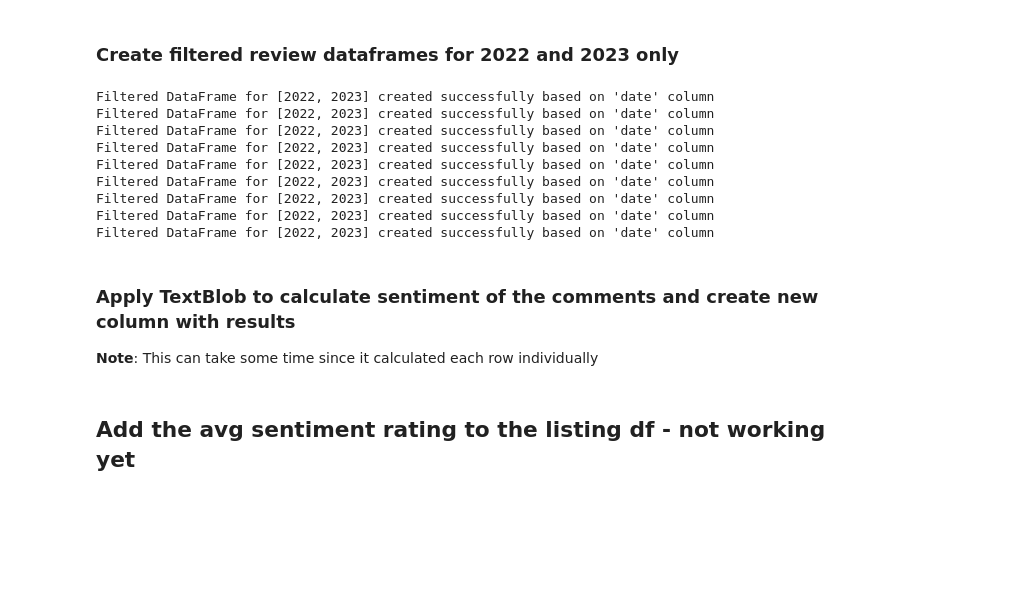
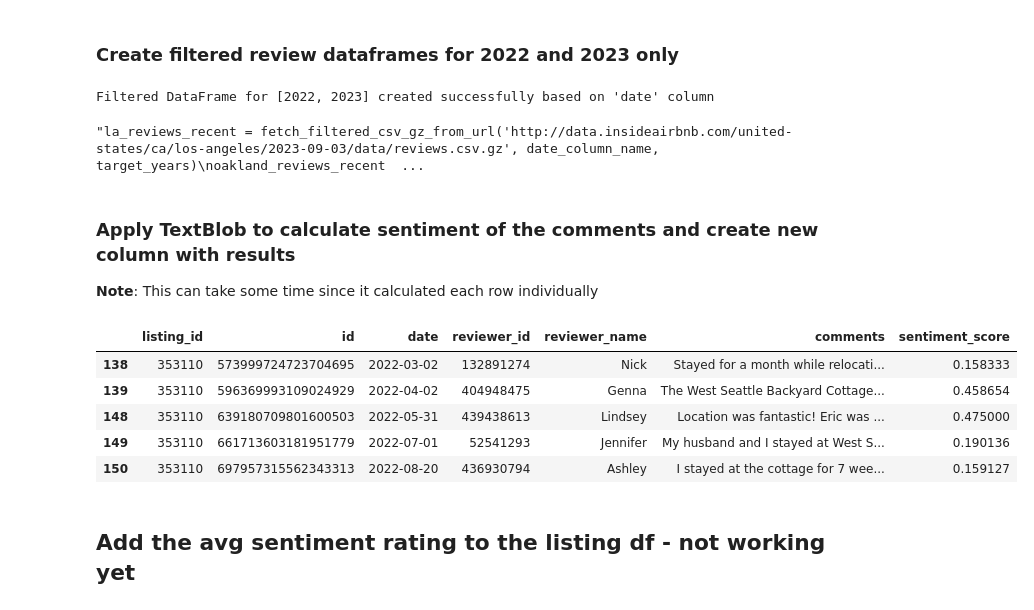
Before and after one commit to kflemming30/6505-Project, a Jupyter notebook: airbnb_data_exploration.ipynb, the cells around one changed output. Saved outputs shown, nothing was run; the diff lists cells and outputs as text; code cells hidden in the pictures; blank space fills up the shorter version.

```diff
--- a/airbnb_data_exploration.ipynb
+++ b/airbnb_data_exploration.ipynb
@@ -220,24 +245,17 @@ target_years = [2022, 2023]  # List of years to filter
 date_column_name = 'date'  # Replace 'date_column' with your actual date column name
 
 seattle_reviews_recent = fetch_filtered_csv_gz_from_url(url, date_column_name, target_years)
-la_reviews_recent = fetch_filtered_csv_gz_from_url('http://data.insideairbnb.com/united-states/ca/los-angeles/2023-09-03/data/reviews.csv.gz', date_column_name, target_years)
+'''la_reviews_recent = fetch_filtered_csv_gz_from_url('http://data.insideairbnb.com/united-states/ca/los-angeles/2023-09-03/data/reviews.csv.gz', date_column_name, target_years)
 oakland_reviews_recent = fetch_filtered_csv_gz_from_url('http://data.insideairbnb.com/united-states/ca/oakland/2023-09-18/data/reviews.csv.gz', date_column_name, target_years)
 boston_reviews_recent = fetch_filtered_csv_gz_from_url('http://data.insideairbnb.com/united-states/ma/boston/2023-09-16/data/reviews.csv.gz', date_column_name, target_years)
 nyc_reviews_recent = fetch_filtered_csv_gz_from_url('http://data.insideairbnb.com/united-states/ny/new-york-city/2023-11-01/data/reviews.csv.gz', date_column_name, target_years)
 neworleans_recent = fetch_filtered_csv_gz_from_url('http://data.insideairbnb.com/united-states/la/new-orleans/2023-09-03/data/reviews.csv.gz', date_column_name, target_years)
 austin_recent = fetch_filtered_csv_gz_from_url('http://data.insideairbnb.com/united-states/tx/austin/2023-09-10/data/reviews.csv.gz', date_column_name, target_years)
 chicago_recent = fetch_filtered_csv_gz_from_url('http://data.insideairbnb.com/united-states/il/chicago/2023-09-12/data/reviews.csv.gz', date_column_name, target_years)
-nashville_reviews_recent = fetch_filtered_csv_gz_from_url('http://data.insideairbnb.com/united-states/tn/nashville/2023-09-16/data/reviews.csv.gz', date_column_name, target_years)
+nashville_reviews_recent = fetch_filtered_csv_gz_from_url('http://data.insideairbnb.com/united-states/tn/nashville/2023-09-16/data/reviews.csv.gz', date_column_name, target_years)'''
 # %% [output]
 Filtered DataFrame for [2022, 2023] created successfully based on 'date' column
-Filtered DataFrame for [2022, 2023] created successfully based on 'date' column
-Filtered DataFrame for [2022, 2023] created successfully based on 'date' column
-Filtered DataFrame for [2022, 2023] created successfully based on 'date' column
-Filtered DataFrame for [2022, 2023] created successfully based on 'date' column
-Filtered DataFrame for [2022, 2023] created successfully based on 'date' column
-Filtered DataFrame for [2022, 2023] created successfully based on 'date' column
-Filtered DataFrame for [2022, 2023] created successfully based on 'date' column
-Filtered DataFrame for [2022, 2023] created successfully based on 'date' column
+"la_reviews_recent = fetch_filtered_csv_gz_from_url('http://data.insideairbnb.com/united-states/ca/los-angeles/2023-09-03/data/reviews.csv.gz', date_column_name, target_years)\noakland_reviews_recent  ...
 # %% [markdown]
 ### Apply TextBlob to calculate sentiment of the comments and create new column with results
 **Note**: This can take some time since it calculated each row individually
@@ -272,6 +282,15 @@ list_of_dataframes = [
 # Apply add_sentiment_column function to each DataFrame in the list
 for i, df in enumerate(list_of_dataframes):
     list_of_dataframes[i] = add_sentiment_column(df)
+# %%
+seattle_reviews_recent.head()
+# %% [output]
+|  | listing_id | id | date | reviewer_id | reviewer_name | comments | sentiment_score |
+| 138 | 353110 | 573999724723704695 | 2022-03-02 | 132891274 | Nick | Stayed for a month while relocati... | 0.158333 |
+| 139 | 353110 | 596369993109024929 | 2022-04-02 | 404948475 | Genna | The West Seattle Backyard Cottage... | 0.458654 |
+| 148 | 353110 | 639180709801600503 | 2022-05-31 | 439438613 | Lindsey | Location was fantastic! Eric was ... | 0.475000 |
+| 149 | 353110 | 661713603181951779 | 2022-07-01 | 52541293 | Jennifer | My husband and I stayed at West S... | 0.190136 |
+| 150 | 353110 | 697957315562343313 | 2022-08-20 | 436930794 | Ashley | I stayed at the cottage for 7 wee... | 0.159127 |
 # %% [markdown]
 ## Add the avg sentiment rating to the listing df - **not working yet**
 # %%
```
Also changed, not shown: parts of 19 cells of this notebook.
